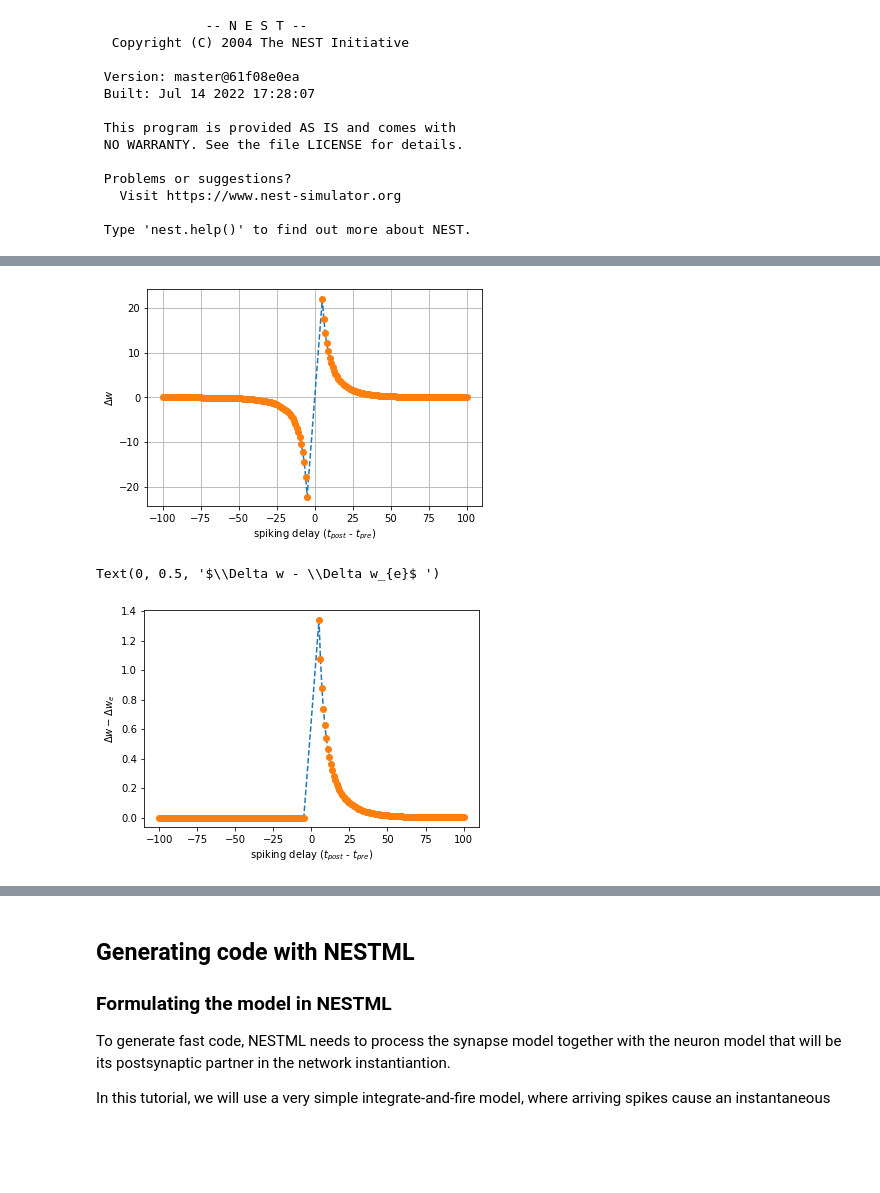
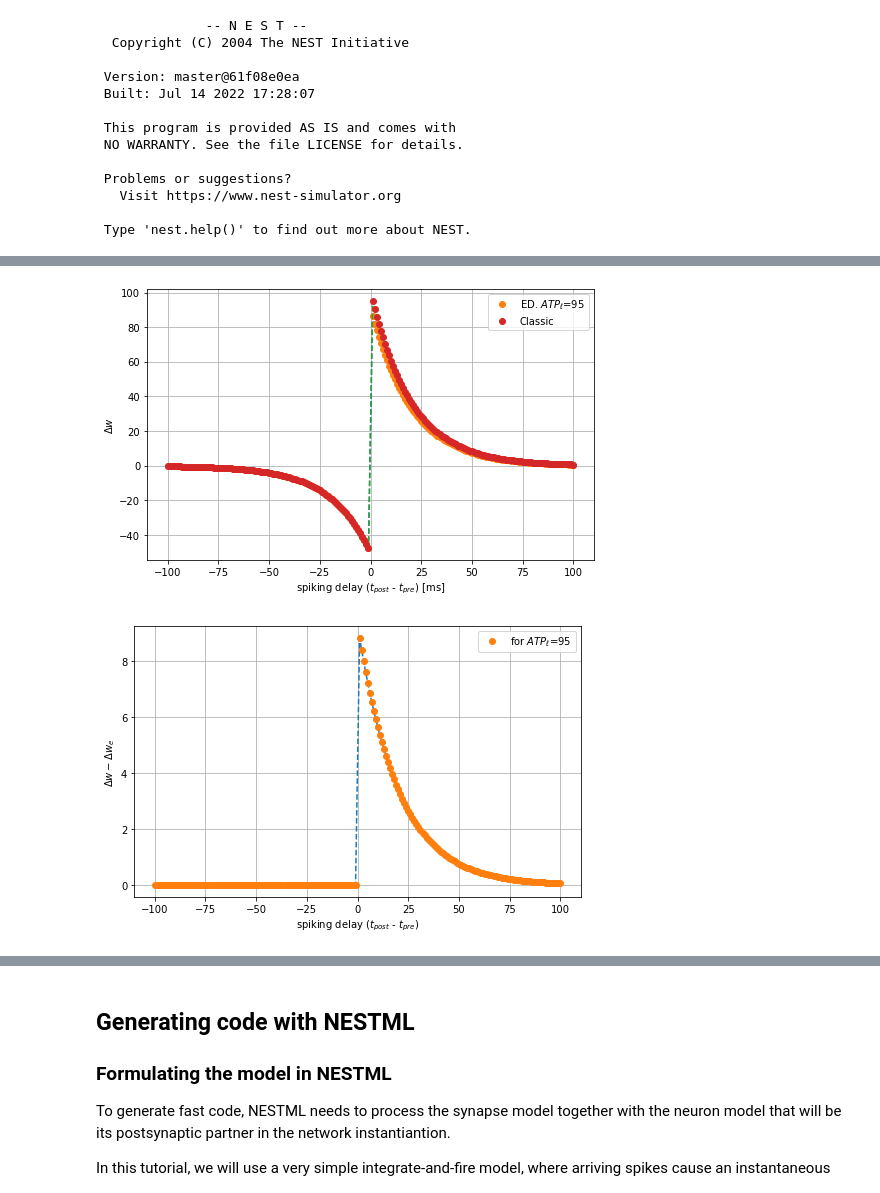
Before and after one commit to Wiss/nestml, a Jupyter notebook: ehp/three_factor_lr/ed_stdp.ipynb, the cells around one changed output, grey strips where cells are left out. Drawn from its saved outputs; the diff is of its cells as text; code cells hidden in the pictures; blank space fills up the shorter version.

```diff
--- a/ehp/three_factor_lr/ed_stdp.ipynb
+++ b/ehp/three_factor_lr/ed_stdp.ipynb
@@ -172,6 +187,9 @@ w_min = 0
 # %%
 def delta_w(lam, mu_p, mu_m, alpha,
             delta_t, w, tau_up, tau_down, w_max):
+    """
+    computes delta w
+    """
     # delta_t = t_o - t_i
     min_delta_t = 0 # ms
     if abs(delta_t) <= min_delta_t:
@@ -179,14 +197,14 @@ def delta_w(lam, mu_p, mu_m, alpha,
             d_w = -w # so w = w + d_w => w = 0
     elif delta_t > min_delta_t:
         # facilitation
-        d_w = lam*(1-w)**mu_p*np.exp(-abs(delta_t)/tau_up)
-        #d_w = lam*(1-(w/w_max))**mu_p*np.exp(-abs(delta_t)/tau_up)
-        #d_w *= w_max # rescale
+        #d_w = lam*(1-w)**mu_p*np.exp(-abs(delta_t)/tau_up)
+        d_w = lam * (1-(w/w_max)) ** mu_p * np.exp(-abs(delta_t) / tau_up)
+        d_w *= w_max # rescale
     elif delta_t < min_delta_t:
         # depression
-        d_w = -alpha*lam*(w)**mu_m*np.exp(-abs(delta_t)/tau_down)
-        #d_w = -alpha*lam*(w/w_max)**mu_m*np.exp(-abs(delta_t)/tau_down)
-        #d_w *= w_max # rescale accounting w_max
+        #d_w = -alpha*lam*(w)**mu_m*np.exp(-abs(delta_t)/tau_down)
+        d_w = -alpha * lam * (w/w_max) ** mu_m * np.exp(-abs(delta_t) / tau_down)
+        d_w *= w_max # rescale accounting w_max
     return d_w
 # %%
 #delta_t = t_o - t_i
@@ -302,20 +297,30 @@ exponent = 0.05910000000000004
 # %%
+plt.figure(figsize=(8, 5))
+# ed stdp
+ATP_LEVEL = 95
+w_all_ed, d_w_tot_ed = stdp_ATP(ATP=ATP_LEVEL)
 plt.plot(delta_t, d_w_tot_ed, "--")
-plt.plot(delta_t, d_w_tot_ed, "o")
+plt.plot(delta_t, d_w_tot_ed, "o", label=f"ED. $ATP_\ell$={ATP_LEVEL}")
+# classic atp
+plt.plot(delta_t, d_w_tot, "--")
+plt.plot(delta_t, d_w_tot, "o", label="Classic")
+plt.xlabel("spiking delay ($t_{post}$ - $t_{pre}$) [ms]")
+plt.ylabel(r"$\Delta w$ ")
+plt.legend()
+plt.grid()
+
+# classic stdp - ed_stdp
+diff = [] # classic stdp - ed stdp
+for n, ele in enumerate(d_w_tot):
+    diff.append(d_w_tot[n] - d_w_tot_ed[n])
+
+plt.figure(figsize=(8, 5))
+plt.plot(delta_t, diff, "--")
+plt.plot(delta_t, diff, "o", label=f"for $ATP_\ell$={ATP_LEVEL}")
 plt.xlabel("spiking delay ($t_{post}$ - $t_{pre}$)")
-plt.ylabel(r"$\Delta w$ ")
+plt.ylabel(r"$\Delta w - \Delta w_{e}$ ")
+plt.legend()
 plt.grid()
 # %% [output]
-[figure, old version]
+[figure, new version]
+[figure, added]
-# %%
-diff = []
-for n, ele in enumerate(d_w_tot):
-    diff.append(d_w_tot[n] - d_w_tot_ed[n])
-
-plt.plot(delta_t, diff, "--")
-plt.plot(delta_t, diff, "o")
-plt.xlabel("spiking delay ($t_{post}$ - $t_{pre}$)")
-plt.ylabel(r"$\Delta w - \Delta w_{e}$ ")
-# %% [output]
-Text(0, 0.5, '$\\Delta w - \\Delta w_{e}$ ')
-[figure, removed]
```
Also changed, not shown: parts of 10 cells of this notebook.
